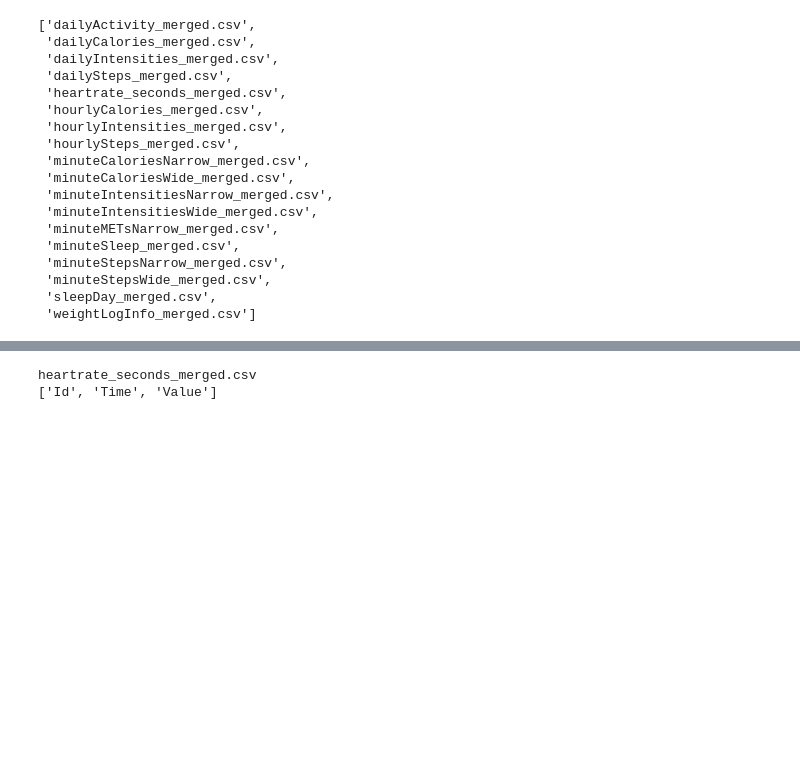
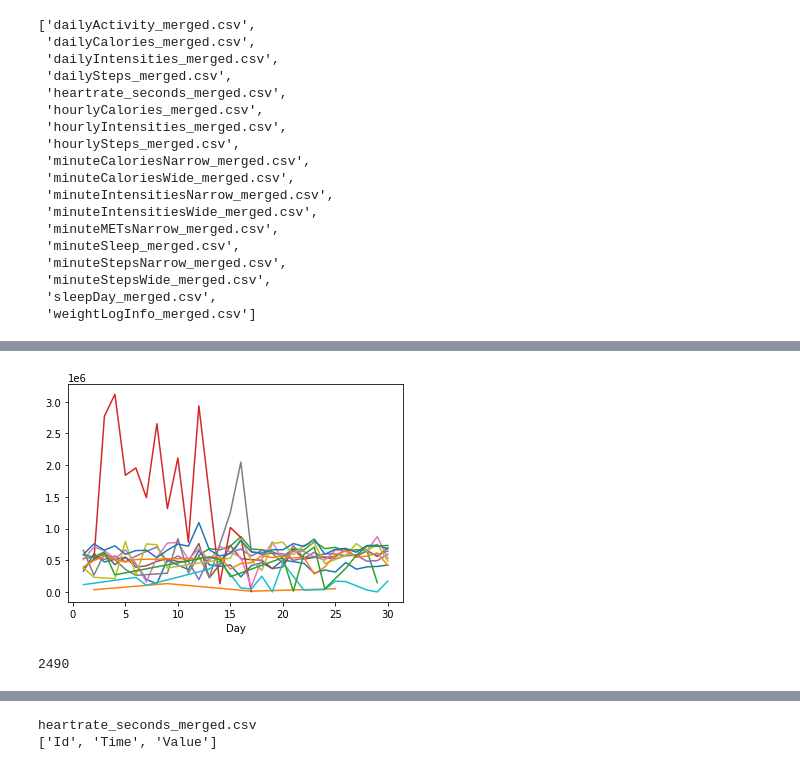
Before and after one commit to idangrady/DataAnalysisCourse, a Jupyter notebook: Idan/DataPre.ipynb, the cells around one changed output, grey strips where cells are left out. Saved outputs shown, nothing was run; the diff lists cells and outputs as text; code cells hidden in the pictures; blank space fills up the shorter version.

```diff
--- a/Idan/DataPre.ipynb
+++ b/Idan/DataPre.ipynb
@@ -37,16 +41,18 @@ class Data():
 def containTimeInstant():
     timeList = ["time, "]
 
-def read_file(path, specify = False, convertTimeDate = False):
+def read_file(path, expend_print = False, convertTimeDate = False):
     """
     read files
     """
     # formatting to pandas
     pd.Timestamp('2014-01-23 00:00:00', tz=None).to_pydatetime()
 
+    print(path)
+
     # read csv
     df  = pd.read_csv(path)
-    if(specify):
+    if(expend_print):
         print(path)
         print(f"Size: {df.shape}")
         print(df.head(10))
@@ -119,6 +125,31 @@ def compareamountof(lists):
             output.append([lists[i], lists[j],similarities, ratiosim])
 
     return output
+
+
+def divideInsertTime(data, colName):
+    # time_col_split = data.colName.str.split(" ")
+    # split_amount = len(list(time_col_split[0]))
+
+    date = pd.to_datetime(data[colName])
+    try:
+        Id_To_Idx = {id :num for num,id in enumerate(Heart_By_Idx.Id.unique())}
+        Heart_By_Idx['PersonID'] = data.Id.map(Id_To_Idx)
+
+        data["Hour"] = date.dt.hour
+        data["Day"]  = date.dt.day
+        data["Minute"] = date.dt.minute
+        data["DateOfWeek"] = date.dt.day_name()
+        print("Date Changed")
+    except:
+        e = sys.exc_info()
+        print(f"Could Not Prase Data: Check Col Name; Erorr: {sys.exc_info()}")
+
+    return data
+
+
+
+#TODO : Set Index: data.set_index("Id")
 # %%
 data_csvs = (glob.glob("*merged.csv"))
 data_csvs
@@ -155,0 +220,3 @@ dailyIntensities_merged.csv
+# %%
+heart_rate = read_file(dailyData[4])
+heart_rate.groupby('Id').count()
@@ -155,0 +266,2 @@ dailyIntensities_merged.csv
+# %%
+HeartRateFiltered = divideInsertTime(heart_rate, "Time")
@@ -155,0 +270,6 @@ dailyIntensities_merged.csv
+# %%
+Heart_By_Idx = HeartRateFiltered.set_index("Id")
+Id_To_Idx = {id :num for num,id in enumerate(Heart_By_Idx.index.unique())}
+Heart_By_Idx['PersonID'] = Heart_By_Idx.index.map(Id_To_Idx)
+
+Heart_By_Idx
@@ -155,0 +291,5 @@ dailyIntensities_merged.csv
+# %%
+for i in range(13):
+    Heart_By_Idx.loc[Heart_By_Idx.PersonID ==i].groupby('Day').sum()['Value'].plot()
+# %% [output]
+[figure, added]
@@ -155,0 +299,4 @@ dailyIntensities_merged.csv
+# %%
+len(data_)
+# %% [output]
+2490
```
Also changed, not shown: parts of 18 cells of this notebook.
